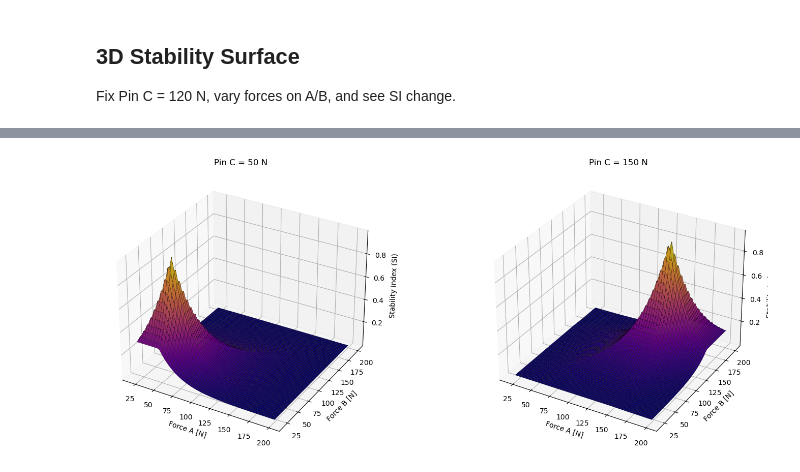
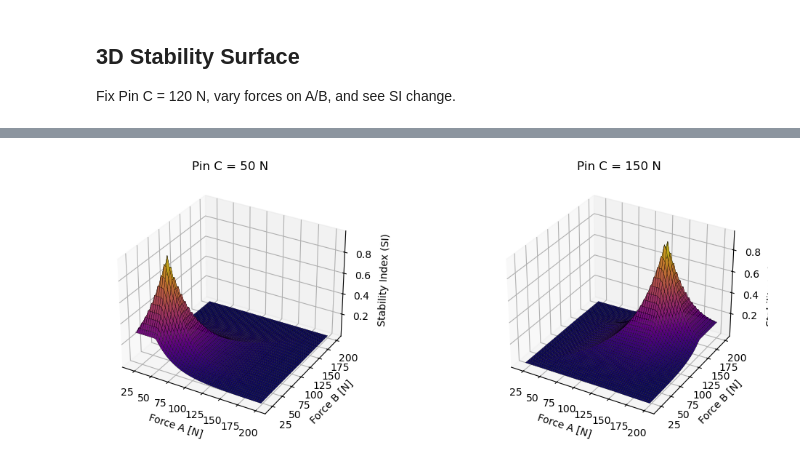
Before and after one commit to HamedShabani/DiSC, a Jupyter notebook: DiSC_advanced_stability_notebook.ipynb, the cells around one changed output, grey strips where cells are left out. Cells and saved outputs as stored; diff of their text form; code cells hidden in the pictures.

```diff
--- a/DiSC_advanced_stability_notebook.ipynb
+++ b/DiSC_advanced_stability_notebook.ipynb
@@ -87,7 +96,7 @@ force_min, force_max, N = 20, 200, 60
 fA = np.linspace(force_min, force_max, N)
 fB = np.linspace(force_min, force_max, N)
 FA, FB = np.meshgrid(fA, fB)
-FC = 50.0
+FC = 100.0
 Z = np.zeros_like(FA)
 for i in range(N):
     for j in range(N):
@@ -100,6 +109,6 @@ ax.plot_surface(FA, FB, Z, facecolors=colors, rstride=1, cstride=1, edgecolor='k
 ax.set_xlabel('Force A [N]')
 ax.set_ylabel('Force B [N]')
 ax.set_zlabel('SI')
-ax.set_title('SI Surface (Pin C = 120 N)')
+ax.set_title('SI Surface (Pin C = 100 N)')
 plt.show()
 # %% [output]
@@ -114,32 +123,32 @@ fA = np.linspace(force_min, force_max, N)
 fB = np.linspace(force_min, force_max, N)
 FC_values = [50.0, 150.0]
 
-fig = plt.figure(figsize=(16, 6))
+fig = plt.figure(figsize=(12, 4))
 
 for idx, FC in enumerate(FC_values, start=1):
     # Build grid
     FA, FB = np.meshgrid(fA, fB)
     Z = np.zeros_like(FA)
     for i in range(N):
         for j in range(N):
             Z[i, j] = evaluate_clamp_basic([FA[i, j], FB[i, j], FC],
                                            [0, 120, 240])
     # Normalize for coloring
     norm_Z = (Z - Z.min()) / (Z.max() - Z.min())
     colors = plt.cm.plasma(norm_Z)
 
     # Create 3D subplot
     ax = fig.add_subplot(1, 2, idx, projection='3d')
     ax.plot_surface(FA, FB, Z,
                     facecolors=colors,
                     rstride=1, cstride=1,
                     edgecolor='k', linewidth=0.2, antialiased=True)
     ax.set_xlabel('Force A [N]')
     ax.set_ylabel('Force B [N]')
     ax.set_zlabel('Stability Index (SI)')
     ax.set_title(f'Pin C = {FC:.0f} N')
 
 plt.tight_layout()
 plt.show()
 # %% [output]
-[figure, old version]
+[figure, new version]
```
Also changed, not shown: parts of 4 cells of this notebook, 3 other files.
